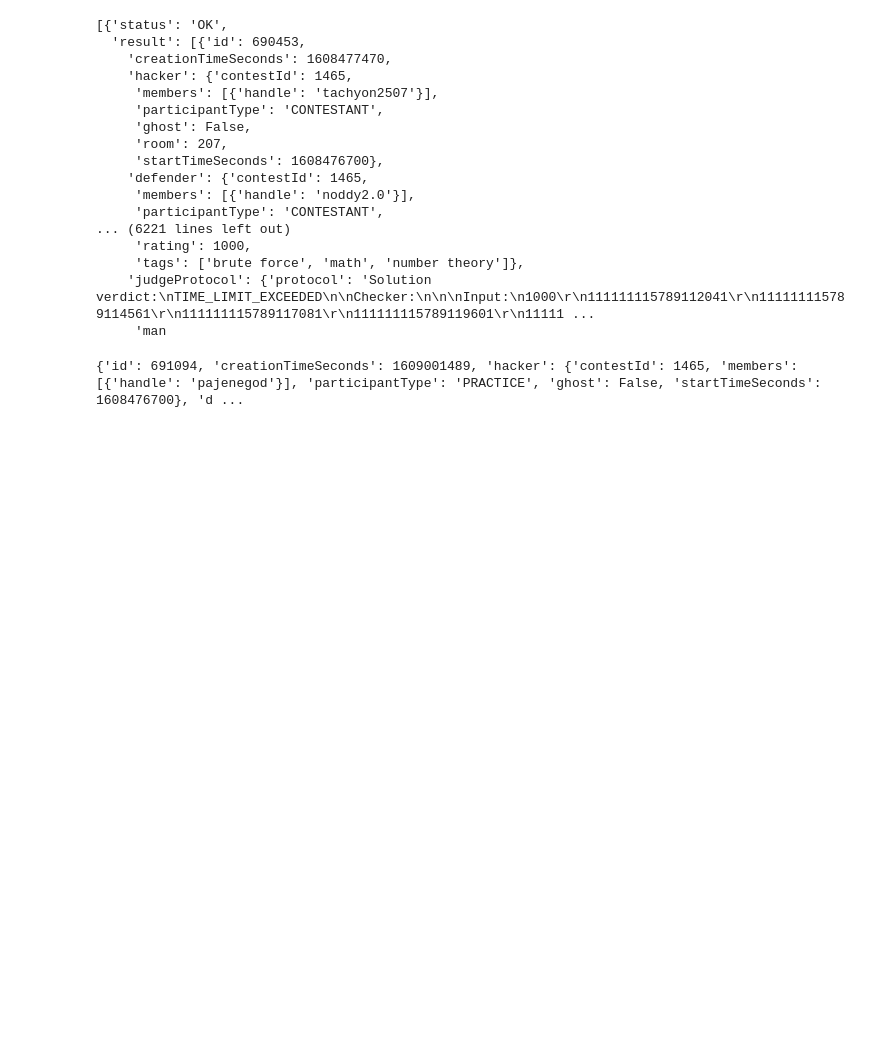
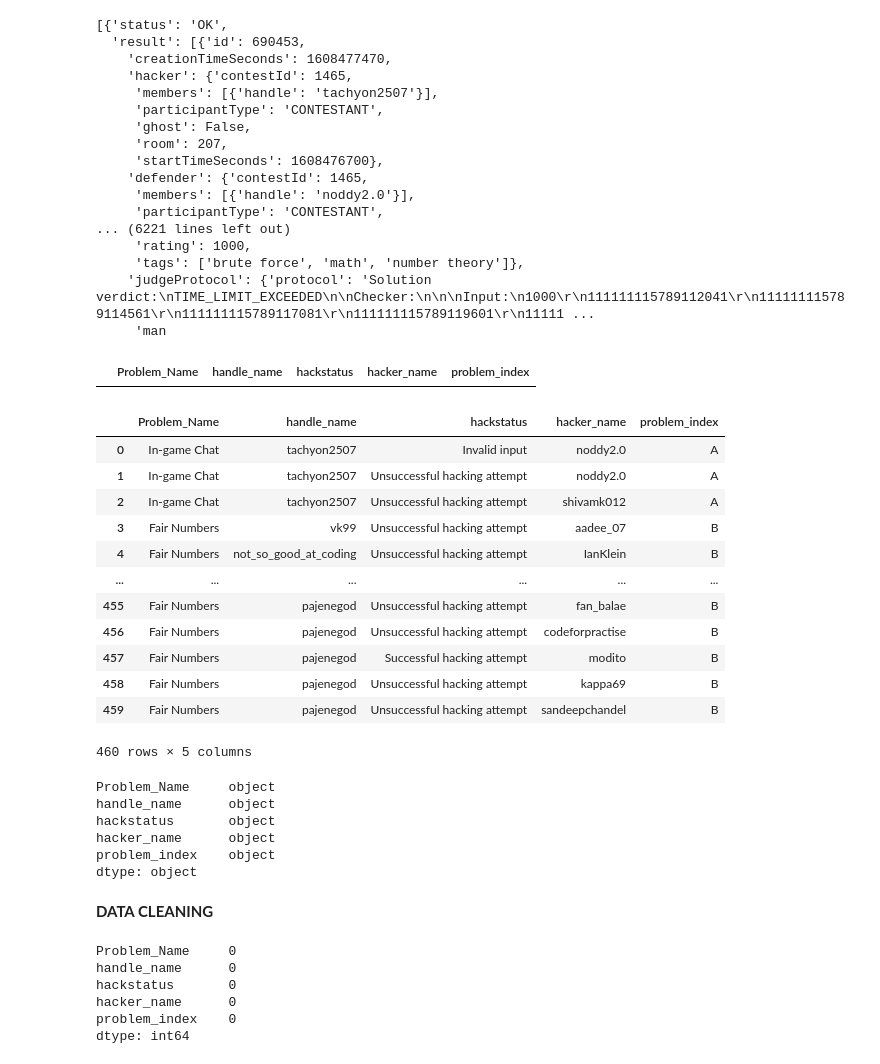
Before and after one commit to Likhitha33/DATA-ANALYSIS, a Jupyter notebook: CodeforcesData.ipynb, the cells around one changed output. Drawn from its saved outputs; the diff is of its cells as text; code cells hidden in the pictures; blank space fills up the shorter version.

```diff
--- a/CodeforcesData.ipynb
+++ b/CodeforcesData.ipynb
@@ -399,12 +403,56 @@ response_list
      'tags': ['brute force', 'math', 'number theory']},
     'judgeProtocol': {'protocol': 'Solution verdict:\nTIME_LIMIT_EXCEEDED\n\nChecker:\n\n\nInput:\n1000\r\n111111115789112041\r\n111111115789114561\r\n111111115789117081\r\n111111115789119601\r\n11111 ...
      'man
+# %%
+contest_hacks_df=pd.DataFrame(columns=['Problem_Name','handle_name','hackstatus','hacker_name','problem_index'])
+contest_hacks_df
+# %% [output]
+|  | Problem_Name | handle_name | hackstatus | hacker_name | problem_index |
 # %%
-
 #if response_list[0]['status'] == 'OK':
 response=response_list[0]['result']
-for hacker in response:
-  if hacker['defender']['members'][0]['handle']=='uttharapally.chandra':
-    print(hacker)
+for hacker in  response:
+    problem_name=hacker['problem']['name']
+    handle_name=hacker['hacker']['members'][0]['handle']
+    hackstatus=hacker['judgeProtocol']['verdict']
+    hacker_name=hacker['defender']['members'][0]['handle']
+    problem_id=hacker['problem']['index']
+
+    contest_hacks_df=contest_hacks_df.append({'Problem_Name':problem_name,'handle_name':handle_name,'hackstatus':hackstatus,
+                                              'hacker_name':hacker_name,'problem_index':problem_id},ignore_index=True)
-# %% [output]
-{'id': 691094, 'creationTimeSeconds': 1609001489, 'hacker': {'contestId': 1465, 'members': [{'handle': 'pajenegod'}], 'participantType': 'PRACTICE', 'ghost': False, 'startTimeSeconds': 1608476700}, 'd ...
+# %%
+contest_hacks_df
+# %% [output]
+|  | Problem_Name | handle_name | hackstatus | hacker_name | problem_index |
+| 0 | In-game Chat | tachyon2507 | Invalid input | noddy2.0 | A |
+| 1 | In-game Chat | tachyon2507 | Unsuccessful hacking attempt | noddy2.0 | A |
+| 2 | In-game Chat | tachyon2507 | Unsuccessful hacking attempt | shivamk012 | A |
+| 3 | Fair Numbers | vk99 | Unsuccessful hacking attempt | aadee_07 | B |
+| 4 | Fair Numbers | not_so_good_at_coding | Unsuccessful hacking attempt | IanKlein | B |
+| ... | ... | ... | ... | ... | ... |
+| 455 | Fair Numbers | pajenegod | Unsuccessful hacking attempt | fan_balae | B |
+| 456 | Fair Numbers | pajenegod | Unsuccessful hacking attempt | codeforpractise | B |
+| 457 | Fair Numbers | pajenegod | Successful hacking attempt | modito | B |
+| 458 | Fair Numbers | pajenegod | Unsuccessful hacking attempt | kappa69 | B |
+| 459 | Fair Numbers | pajenegod | Unsuccessful hacking attempt | sandeepchandel | B |
+460 rows × 5 columns
+# %%
+contest_hacks_df.dtypes
+# %% [output]
+Problem_Name     object
+handle_name      object
+hackstatus       object
+hacker_name      object
+problem_index    object
+dtype: object
+# %% [markdown]
+**DATA CLEANING**
+# %%
+contest_hacks_df.isna().sum()
+# %% [output]
+Problem_Name     0
+handle_name      0
+hackstatus       0
+hacker_name      0
+problem_index    0
+dtype: int64
```
Also changed, not shown: parts of 11 cells of this notebook.
